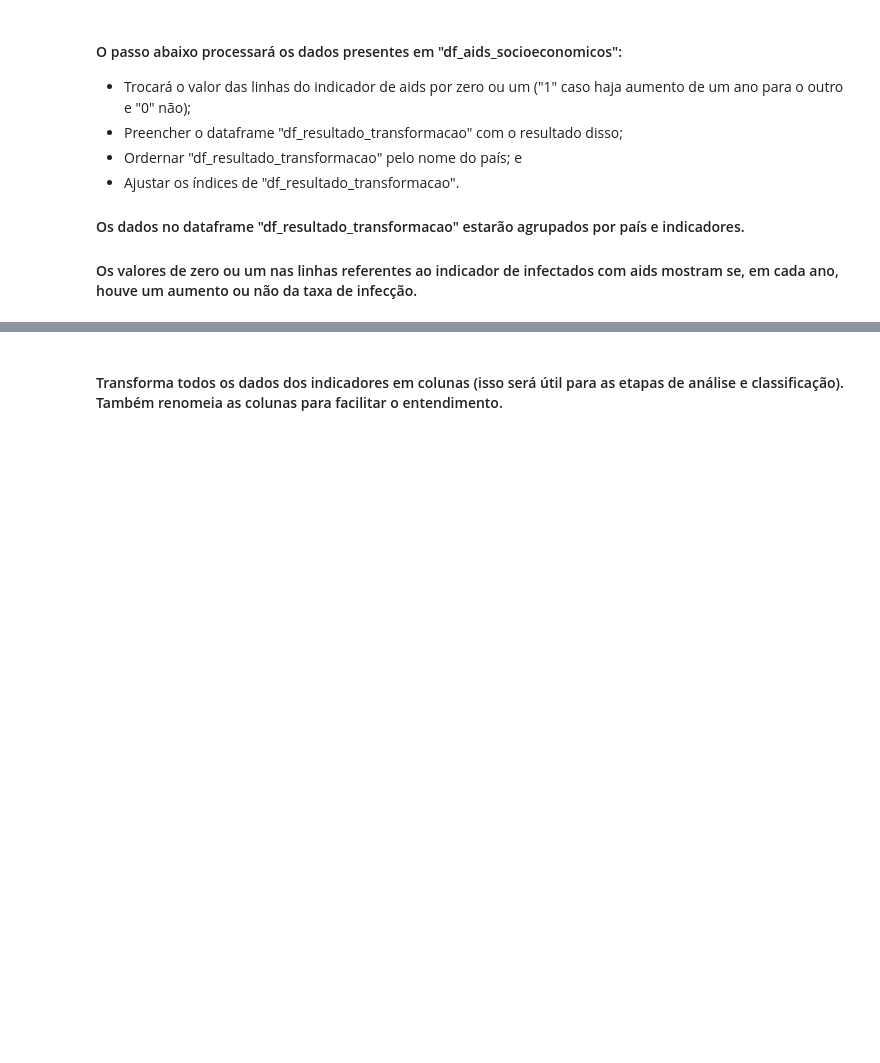
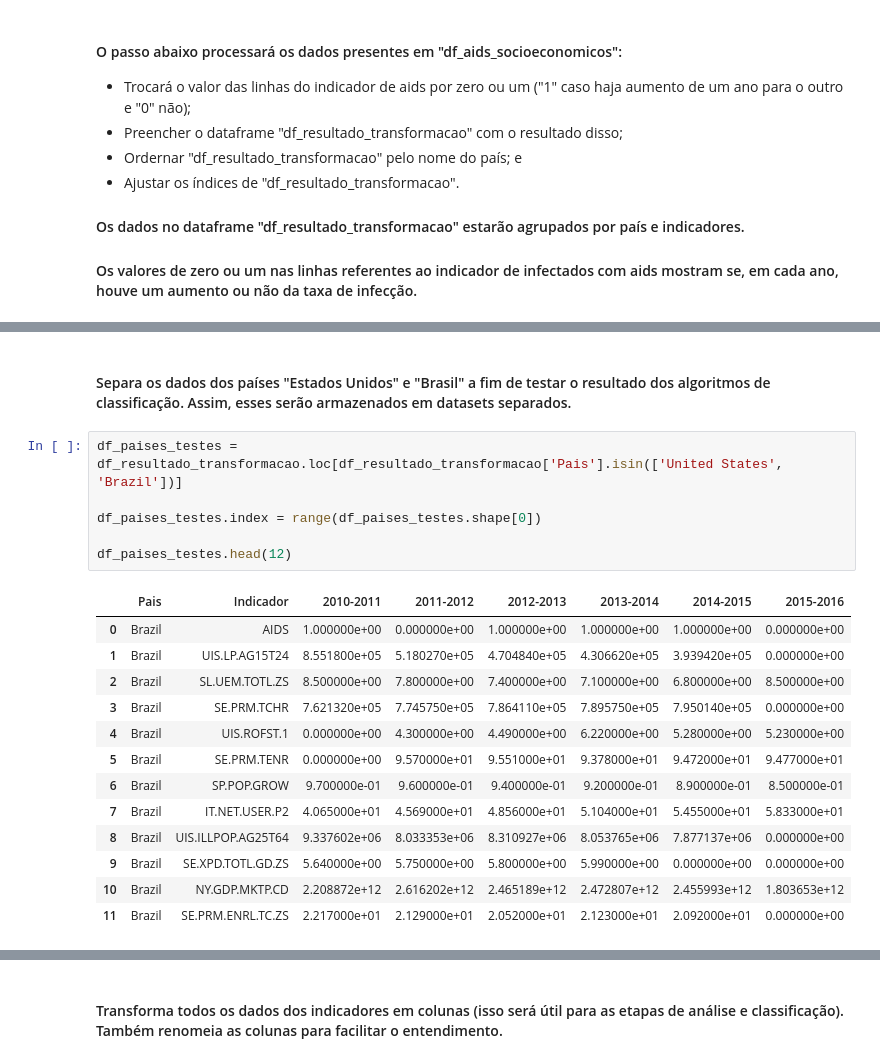
Before and after one commit to joaocvr/puc-minas-tcc, a Jupyter notebook: notebooks/4_transformacao_unificacao_datasets.ipynb, the cells around one changed output, grey strips where cells are left out. Saved outputs shown, nothing was run; the diff lists cells and outputs as text; blank space fills up the shorter version.

Commit message:
Evolução das situações de classificação.

```diff
--- a/notebooks/4_transformacao_unificacao_datasets.ipynb
+++ b/notebooks/4_transformacao_unificacao_datasets.ipynb
@@ -204,3 +204,25 @@ df_resultado_transformacao.head(12)
 | 9 | Afghanistan | UIS.ILLPOP.AG25T64 | 0.000000e+00 | 6.844552e+06 | 0.000000e+00 | 0.000000e+00 | 0.000000e+00 | 0.000000e+00 |
 | 10 | Afghanistan | SE.XPD.TOTL.GD.ZS | 3.460000e+00 | 3.440000e+00 | 2.530000e+00 | 3.480000e+00 | 3.780000e+00 | 3.320000e+00 |
 | 11 | Afghanistan | SE.PRM.ENRL.TC.ZS | 4.442000e+01 | 4.352000e+01 | 4.468000e+01 | 4.571000e+01 | 0.000000e+00 | 4.433000e+01 |
+# %% [markdown]
+#### Separa os dados dos países "Estados Unidos" e "Brasil" a fim de testar o resultado dos algoritmos de classificação. Assim, esses serão armazenados em datasets separados.
+# %%
+df_paises_testes = df_resultado_transformacao.loc[df_resultado_transformacao['Pais'].isin(['United States', 'Brazil'])]
+
+df_paises_testes.index = range(df_paises_testes.shape[0])
+
+df_paises_testes.head(12)
+# %% [output]
+|  | Pais | Indicador | 2010-2011 | 2011-2012 | 2012-2013 | 2013-2014 | 2014-2015 | 2015-2016 |
+| 0 | Brazil | AIDS | 1.000000e+00 | 0.000000e+00 | 1.000000e+00 | 1.000000e+00 | 1.000000e+00 | 0.000000e+00 |
+| 1 | Brazil | UIS.LP.AG15T24 | 8.551800e+05 | 5.180270e+05 | 4.704840e+05 | 4.306620e+05 | 3.939420e+05 | 0.000000e+00 |
+| 2 | Brazil | SL.UEM.TOTL.ZS | 8.500000e+00 | 7.800000e+00 | 7.400000e+00 | 7.100000e+00 | 6.800000e+00 | 8.500000e+00 |
+| 3 | Brazil | SE.PRM.TCHR | 7.621320e+05 | 7.745750e+05 | 7.864110e+05 | 7.895750e+05 | 7.950140e+05 | 0.000000e+00 |
+| 4 | Brazil | UIS.ROFST.1 | 0.000000e+00 | 4.300000e+00 | 4.490000e+00 | 6.220000e+00 | 5.280000e+00 | 5.230000e+00 |
+| 5 | Brazil | SE.PRM.TENR | 0.000000e+00 | 9.570000e+01 | 9.551000e+01 | 9.378000e+01 | 9.472000e+01 | 9.477000e+01 |
+| 6 | Brazil | SP.POP.GROW | 9.700000e-01 | 9.600000e-01 | 9.400000e-01 | 9.200000e-01 | 8.900000e-01 | 8.500000e-01 |
+| 7 | Brazil | IT.NET.USER.P2 | 4.065000e+01 | 4.569000e+01 | 4.856000e+01 | 5.104000e+01 | 5.455000e+01 | 5.833000e+01 |
+| 8 | Brazil | UIS.ILLPOP.AG25T64 | 9.337602e+06 | 8.033353e+06 | 8.310927e+06 | 8.053765e+06 | 7.877137e+06 | 0.000000e+00 |
+| 9 | Brazil | SE.XPD.TOTL.GD.ZS | 5.640000e+00 | 5.750000e+00 | 5.800000e+00 | 5.990000e+00 | 0.000000e+00 | 0.000000e+00 |
+| 10 | Brazil | NY.GDP.MKTP.CD | 2.208872e+12 | 2.616202e+12 | 2.465189e+12 | 2.472807e+12 | 2.455993e+12 | 1.803653e+12 |
+| 11 | Brazil | SE.PRM.ENRL.TC.ZS | 2.217000e+01 | 2.129000e+01 | 2.052000e+01 | 2.123000e+01 | 2.092000e+01 | 0.000000e+00 |
```
Also changed, not shown: parts of 10 cells of this notebook, 10 other files.
